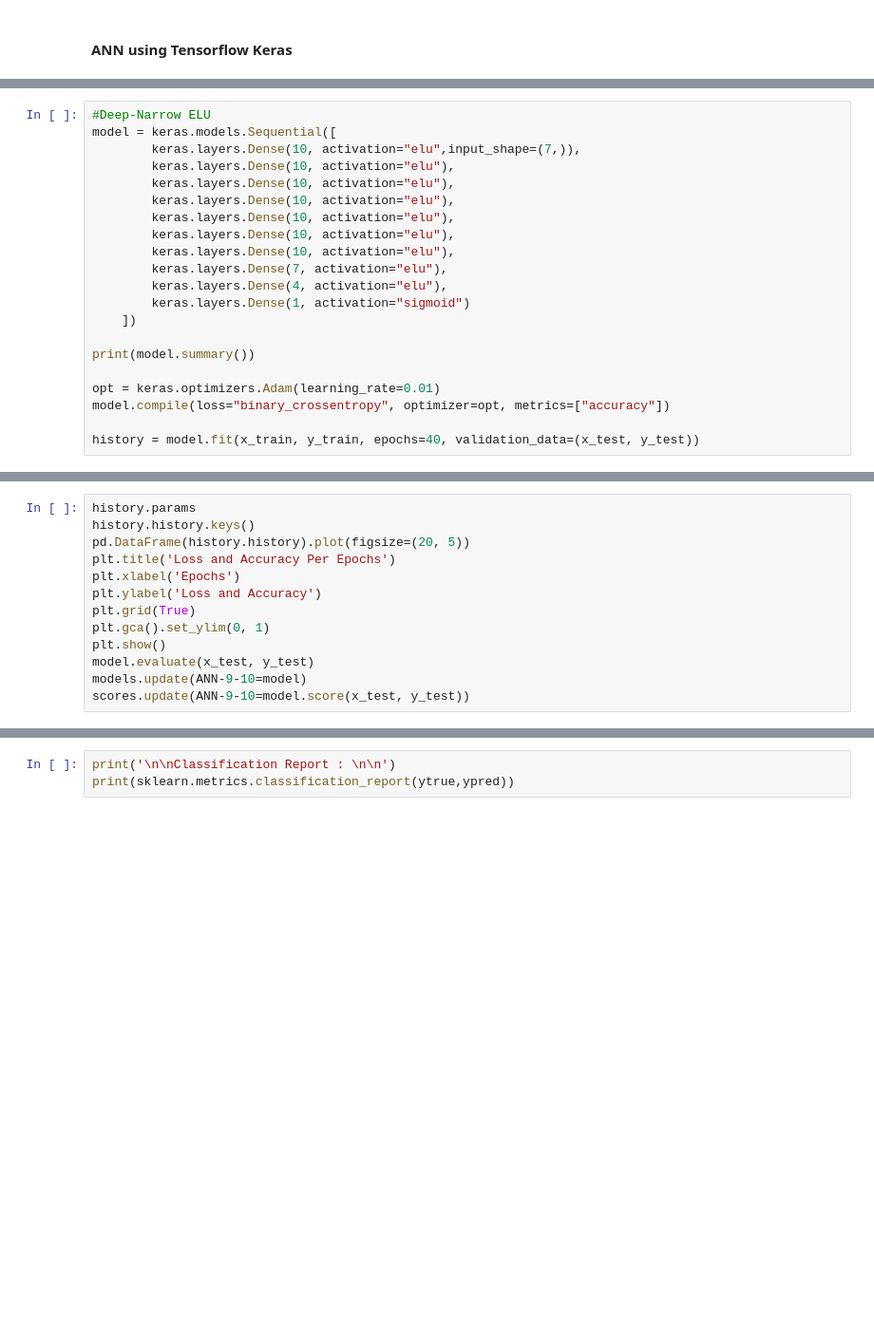
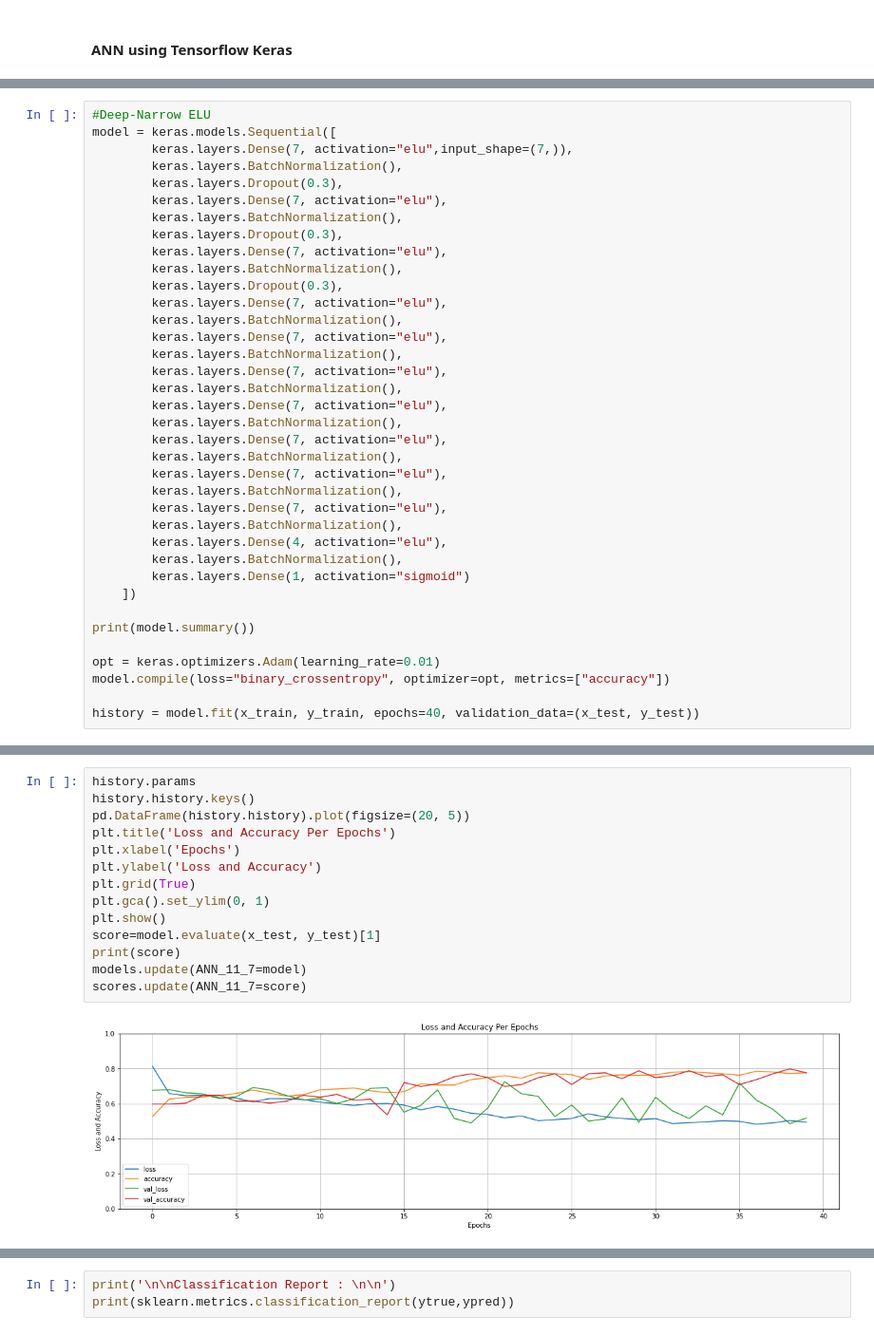
Before and after one commit to EminKeresteci/ml-titanic, a Jupyter notebook: titanic001.ipynb, the cells around one changed output, grey strips where cells are left out. Shown at 95% size. Saved outputs shown, nothing was run; the diff lists cells and outputs as text; blank space fills up the shorter version.

```diff
--- a/titanic001.ipynb
+++ b/titanic001.ipynb
@@ -466,15 +546,31 @@ scores.update(ANN_2_4=model.score(x_test, y_test))
 # %%
 #Deep-Narrow ELU
 model = keras.models.Sequential([
-        keras.layers.Dense(10, activation="elu",input_shape=(7,)),
-        keras.layers.Dense(10, activation="elu"),
-        keras.layers.Dense(10, activation="elu"),
-        keras.layers.Dense(10, activation="elu"),
-        keras.layers.Dense(10, activation="elu"),
-        keras.layers.Dense(10, activation="elu"),
-        keras.layers.Dense(10, activation="elu"),
+        keras.layers.Dense(7, activation="elu",input_shape=(7,)),
+        keras.layers.BatchNormalization(),
+        keras.layers.Dropout(0.3),
         keras.layers.Dense(7, activation="elu"),
+        keras.layers.BatchNormalization(),
+        keras.layers.Dropout(0.3),
+        keras.layers.Dense(7, activation="elu"),
+        keras.layers.BatchNormalization(),
+        keras.layers.Dropout(0.3),
+        keras.layers.Dense(7, activation="elu"),
+        keras.layers.BatchNormalization(),
+        keras.layers.Dense(7, activation="elu"),
+        keras.layers.BatchNormalization(),
+        keras.layers.Dense(7, activation="elu"),
+        keras.layers.BatchNormalization(),
+        keras.layers.Dense(7, activation="elu"),
+        keras.layers.BatchNormalization(),
+        keras.layers.Dense(7, activation="elu"),
+        keras.layers.BatchNormalization(),
+        keras.layers.Dense(7, activation="elu"),
+        keras.layers.BatchNormalization(),
+        keras.layers.Dense(7, activation="elu"),
+        keras.layers.BatchNormalization(),
         keras.layers.Dense(4, activation="elu"),
+        keras.layers.BatchNormalization(),
         keras.layers.Dense(1, activation="sigmoid")
     ])
 
@@ -487,13 +601,16 @@ history = model.fit(x_train, y_train, epochs=40, validation_data=(x_test, y_test
 # %%
 history.params
 history.history.keys()
 pd.DataFrame(history.history).plot(figsize=(20, 5))
 plt.title('Loss and Accuracy Per Epochs')
 plt.xlabel('Epochs')
 plt.ylabel('Loss and Accuracy')
 plt.grid(True)
 plt.gca().set_ylim(0, 1)
 plt.show()
-model.evaluate(x_test, y_test)
-models.update(ANN-9-10=model)
-scores.update(ANN-9-10=model.score(x_test, y_test))
+score=model.evaluate(x_test, y_test)[1]
+print(score)
+models.update(ANN_11_7=model)
+scores.update(ANN_11_7=score)
+# %% [output]
+[figure, added]
```
Also changed, not shown: parts of 44 cells of this notebook.
